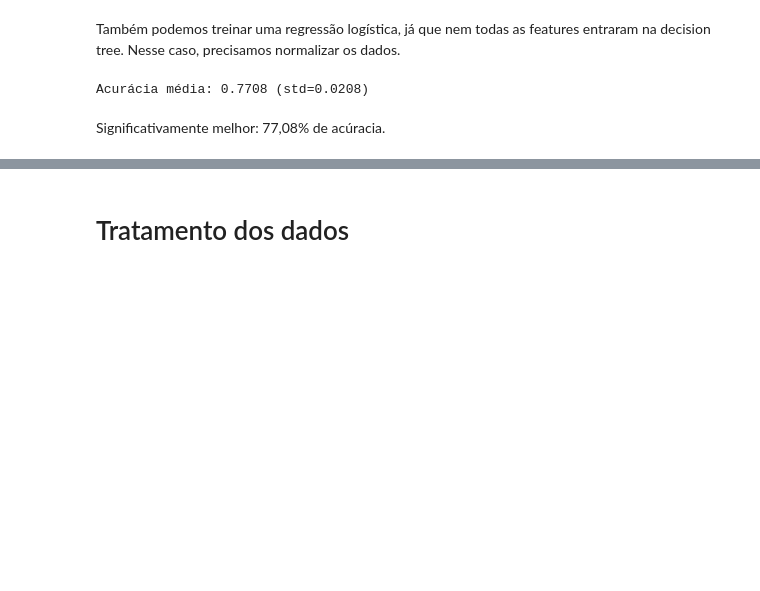
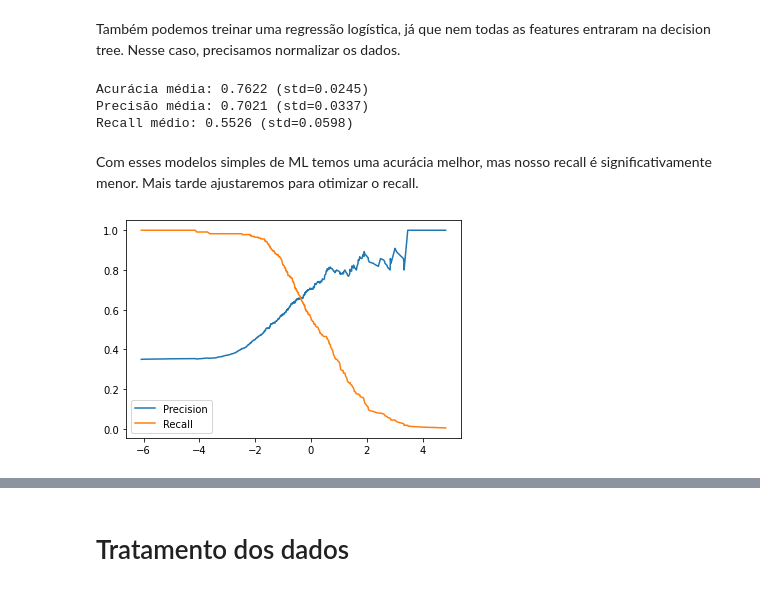
Before and after one commit to franklinzppa/diabetes-classification, a Jupyter notebook: diabetes-clf.ipynb, the cells around one changed output, grey strips where cells are left out. Cells and saved outputs as stored; diff of their text form; code cells hidden in the pictures; blank space fills up the shorter version.

Commit message:
revised heuristic and simple ML model

```diff
--- a/diabetes-clf.ipynb
+++ b/diabetes-clf.ipynb
@@ -466,11 +474,13 @@ Também podemos treinar uma regressão logística, já que nem todas as features
 log_clf = LogisticRegression()
 
 std_scaler = StandardScaler()
-X_sc = std_scaler.fit_transform(X)
+X_train_sc = std_scaler.fit_transform(X_train_fillna)
 
-log_clf.fit(X_sc, y)
-relatorio_cross_val(log_clf, X_sc, y)
+log_clf.fit(X_train_sc, y_train)
+relatorio_cross_val(log_clf, X_train_sc, y_train)
 # %% [output]
-Acurácia média: 0.7708 (std=0.0208)
+Acurácia média: 0.7622 (std=0.0245)
+Precisão média: 0.7021 (std=0.0337)
+Recall médio: 0.5526 (std=0.0598)
-# %% [markdown]
-Significativamente melhor: 77,08% de acúracia.
+# %% [markdown]
+Com esses modelos simples de ML temos uma acurácia melhor, mas nosso recall é significativamente menor. Mais tarde ajustaremos para otimizar o recall.
@@ -476,0 +489,14 @@ Significativamente melhor: 77,08% de acúracia.
+# %%
+# Ajuste de precisão/recall
+
+from sklearn.metrics import precision_recall_curve
+
+y_scores = cross_val_predict(log_clf, X_train_sc, y_train, cv=3, method="decision_function")
+precisions, recalls, thresholds = precision_recall_curve(y_train, y_scores)
+# %%
+plt.plot(thresholds, precisions[:-1], label='Precision')
+plt.plot(thresholds, recalls[:-1], label='Recall')
+plt.legend()
+plt.show()
+# %% [output]
+[figure, added]
```
Also changed, not shown: parts of 54 cells of this notebook.
